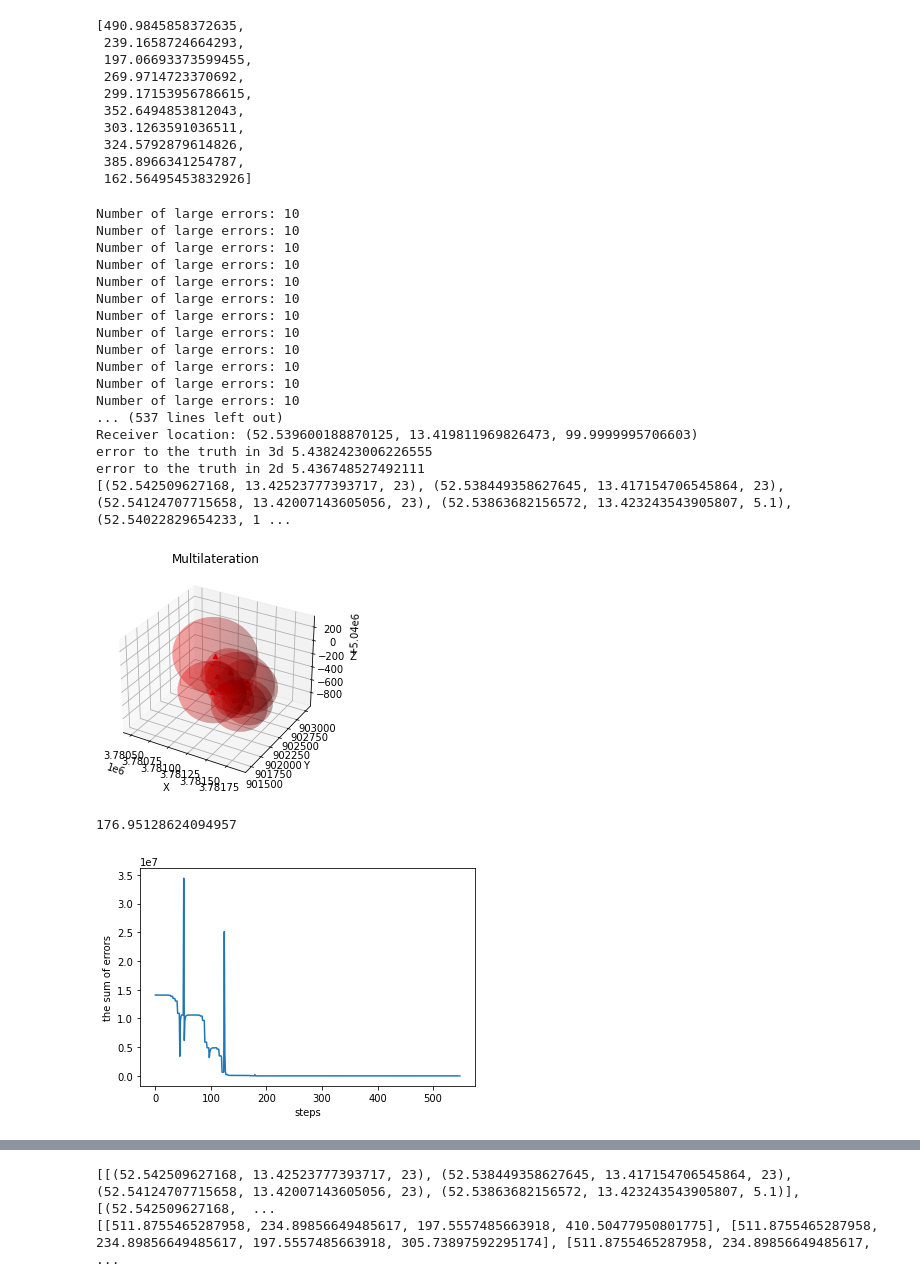
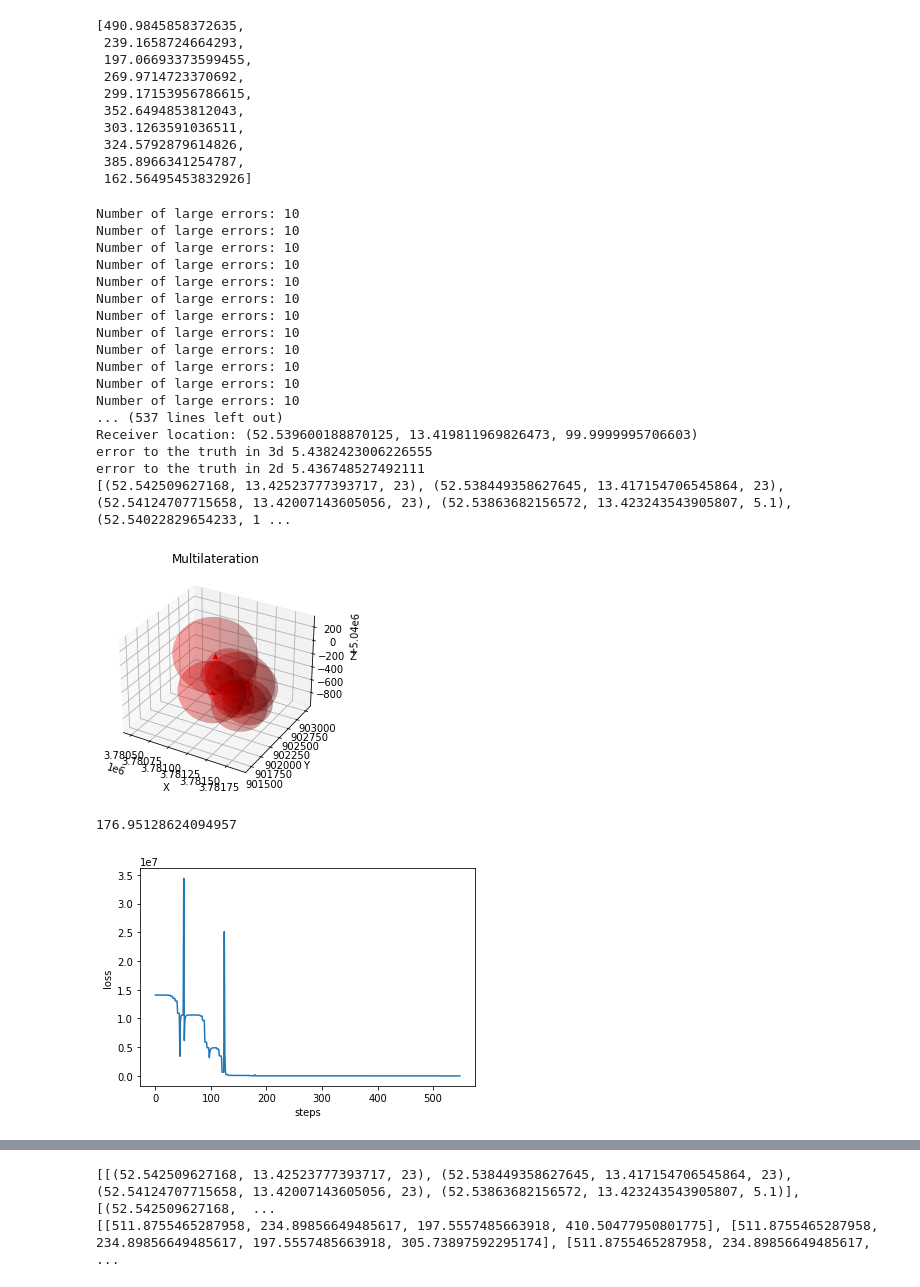
Before and after one commit to kazuyahirotsu/LoRaPos, a Jupyter notebook: simulation/flora_simulation/scripts/multilateration_omnet_altitude_constraints_huberloss.ipynb, the cells around one changed output, grey strips where cells are left out. Cells and saved outputs as stored; diff of their text form; code cells hidden in the pictures.

```diff
--- a/simulation/flora_simulation/scripts/multilateration_omnet_altitude_constraints_huberloss.ipynb
+++ b/simulation/flora_simulation/scripts/multilateration_omnet_altitude_constraints_huberloss.ipynb
@@ -54,6 +54,7 @@ print(d)
 # multilateration program
 
 errors_array = []
+loss_array = []
 
 R = 6371000 # radius of the earth in meters
 
@@ -106,7 +107,8 @@ def error(xyz_receiver, xyz_sources, d):
     errors = distances - d
     large_errors = np.abs(errors) >= delta
     print('Number of large errors:', np.sum(large_errors))
-    errors_array.append(np.sum(huber_loss(errors)))
+    loss_array.append(np.sum(huber_loss(errors)))
+    errors_array.append(np.sqrt(errors**2))
     return np.sum(huber_loss(errors))
 
 # Constraint function to ensure the estimated location has the same altitude as the wanted location
@@ -178,10 +180,10 @@ plt.show()
 # create a figure for error
 fig = plt.figure()
 
-plt.plot(errors_array)
+plt.plot(loss_array)
 plt.xlabel("steps")
-plt.ylabel("the sum of errors")
-print(errors_array[-1])
+plt.ylabel("loss")
+print(loss_array[-1])
 
 # show the plot
 plt.show()
@@ -204,34 +206,34 @@ folium.Marker(location=answer_location[:2], icon=folium.Icon(color='green')).add
 # Plot circles representing the distance from each source
 for i in range(len(source_locations)):
     # Calculate the radius of the circle in meters
     radius = d[i]
     # Get the location of the source
     source_location = source_locations[i][:2]
     # Draw the circle on the map
     folium.Circle(location=source_location, radius=radius, color='red', fill=False).add_to(m)
 
 m
 # %% [output]
 Number of large errors: 10
 Number of large errors: 10
 Number of large errors: 10
 Number of large errors: 10
 Number of large errors: 10
 Number of large errors: 10
 Number of large errors: 10
 Number of large errors: 10
 Number of large errors: 10
 Number of large errors: 10
 Number of large errors: 10
 Number of large errors: 10
 ... (537 lines left out)
 Receiver location: (52.539600188870125, 13.419811969826473, 99.9999995706603)
 error to the truth in 3d 5.4382423006226555
 error to the truth in 2d 5.436748527492111
 [(52.542509627168, 13.42523777393717, 23), (52.538449358627645, 13.417154706545864, 23), (52.54124707715658, 13.42007143605056, 23), (52.53863682156572, 13.423243543905807, 5.1), (52.54022829654233, 1 ...
 [figure]
 176.95128624094957
-[figure, old version]
+[figure, new version]
 [interactive output not drawn]
 # %%
 # create every pattern of 4 or more beacons
```
Also changed, not shown: parts of 4 cells of this notebook, 5 other files.
